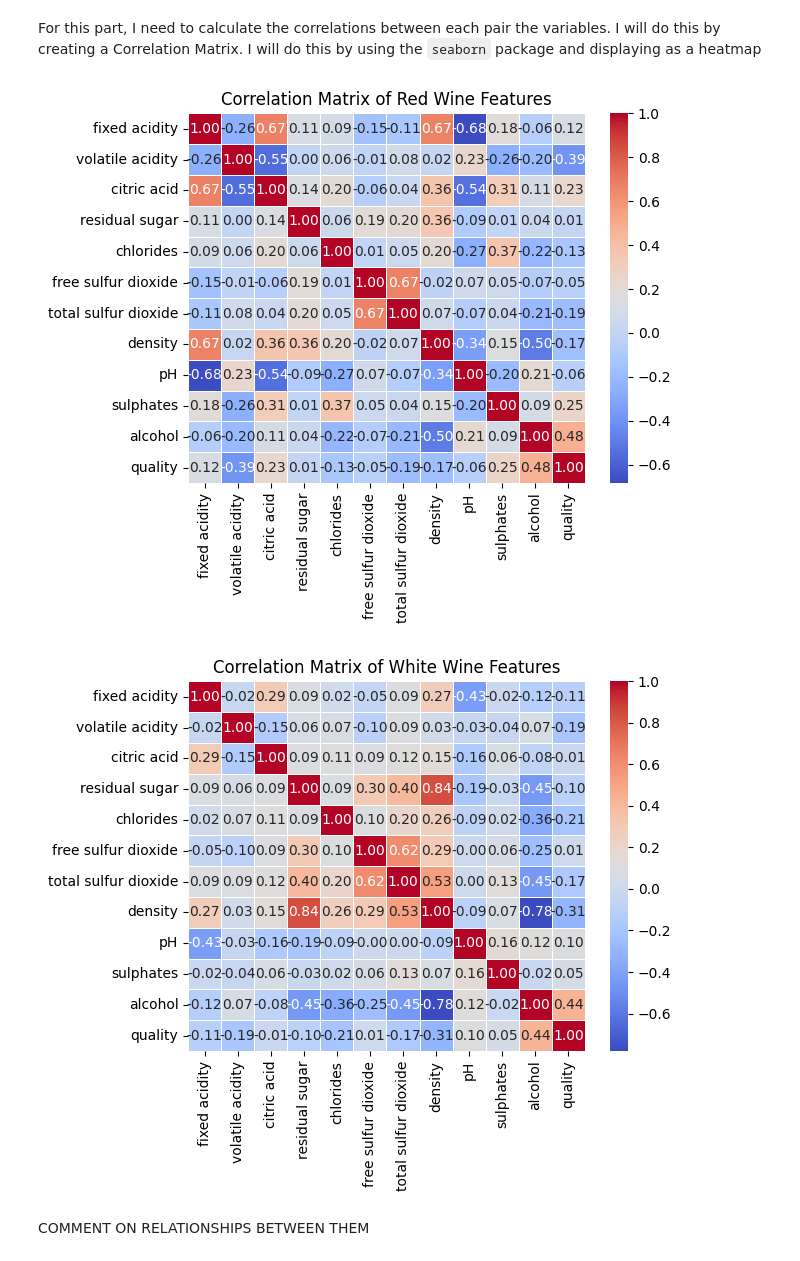
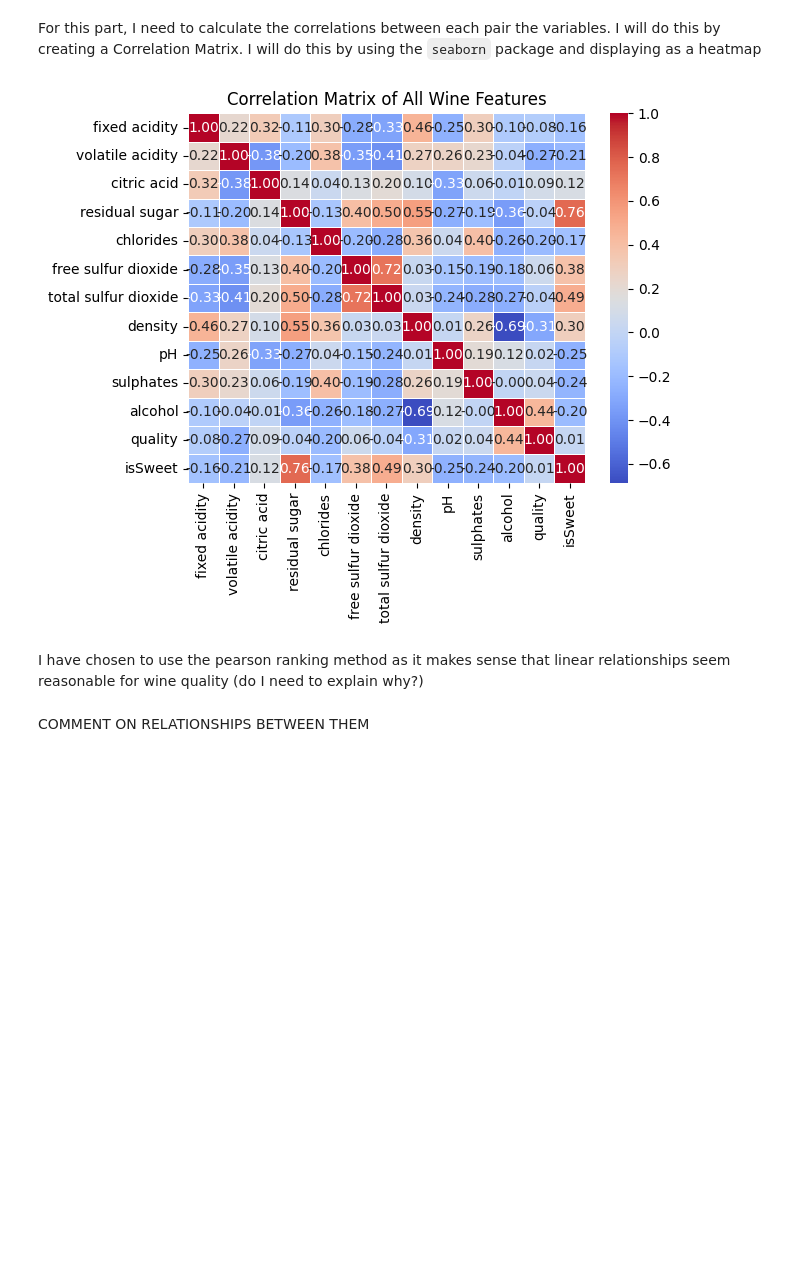
Before and after one commit to LeoGaunt/csc2034_DataScience_WineQuality, a Jupyter notebook: Wine_Quality.ipynb, the cells around one changed output. Cells and saved outputs as stored; diff of their text form; code cells hidden in the pictures; blank space fills up the shorter version.

Commit message:
Updating to not separate for reds and whites from 1.C onwards

```diff
--- a/Wine_Quality.ipynb
+++ b/Wine_Quality.ipynb
@@ -143,0 +146,2 @@ DESCRIPTION NEEDED - As the graph has right skew (defo not right right term) thi
+# %%
+wine_all = pd.concat([red_wine, white_wine], ignore_index=True)
@@ -160,0 +174,4 @@ white_wine["isSweet"] = pd.qcut(white_wine["residual sugar"], q=2, labels=[False
+# %%
+threshold = wine_all["residual sugar"].median()
+print("Threshold for 'isSweet':", threshold)
+wine_all["isSweet"] = wine_all["residual sugar"] > threshold
@@ -186,20 +197,14 @@ DESCRIPTION NEEDED
 # %% [markdown]
 For this part, I need to calculate the correlations between each pair the variables. I will do this by creating a Correlation Matrix. I will do this by using the `seaborn` package and displaying as a heatmap
 # %%
-import seaborn as sns
-
-corr_matrix_red = red_wine.corr(numeric_only=True) # NEED TO CHOOSE WHICH RANK COEFF TO USE
-sns.heatmap(corr_matrix_red, annot=True, cmap="coolwarm", fmt=".2f", linewidths=0.5)
-plt.title("Correlation Matrix of Red Wine Features")
+corr_matrix = wine_all.corr(numeric_only=True)
+sns.heatmap(corr_matrix, annot=True, cmap="coolwarm", fmt=".2f", linewidths=0.5)
+plt.title("Correlation Matrix of All Wine Features")
 plt.show()
-
-corr_matrix_white = white_wine.corr(numeric_only=True) # NEED TO CHOOSE WHICH RANK COEFF TO USE
-sns.heatmap(corr_matrix_white, annot=True, cmap="coolwarm", fmt=".2f", linewidths=0.5)
-plt.title("Correlation Matrix of White Wine Features")
-plt.show()
 # %% [output]
-[figure, old version]
+[figure, new version]
-[figure, removed]
+# %% [markdown]
+I have chosen to use the pearson ranking method as it makes sense that linear relationships seem reasonable for wine quality (do I need to explain why?)
 # %% [markdown]
 COMMENT ON RELATIONSHIPS BETWEEN THEM
 # %% [markdown]
```
Also changed, not shown: parts of 25 cells of this notebook.
